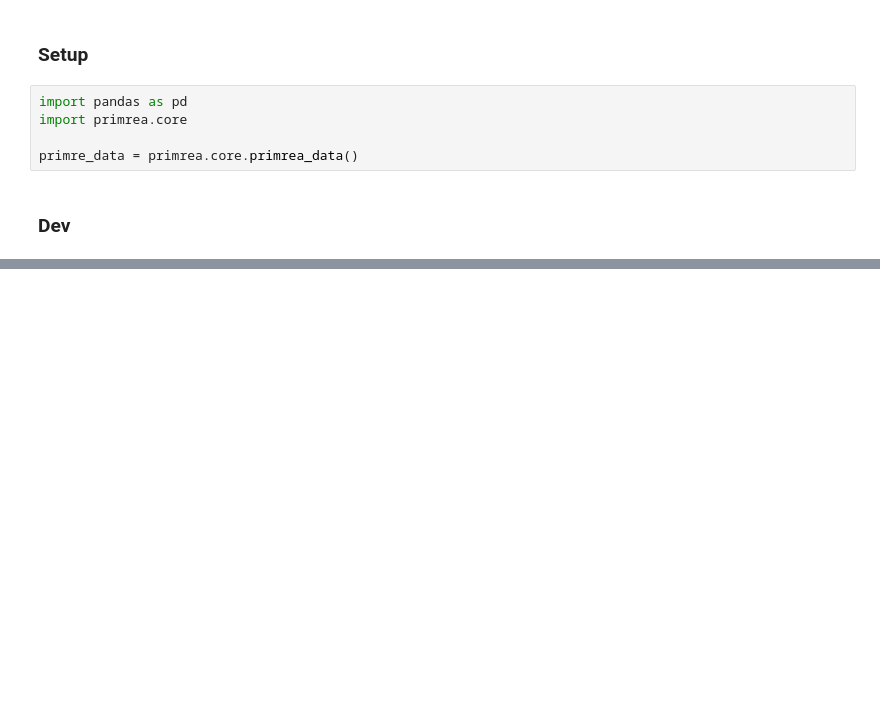
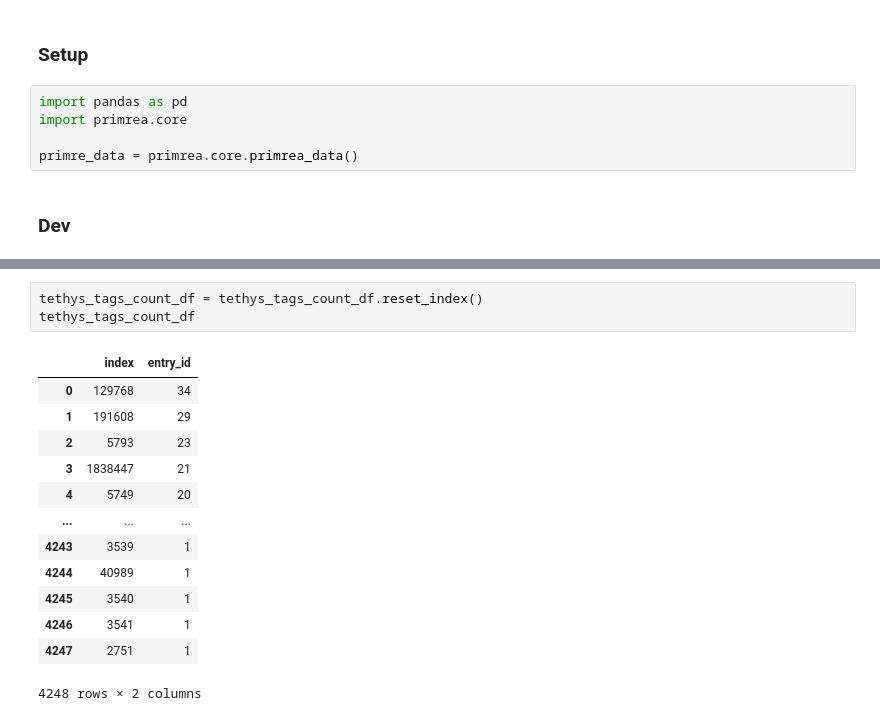
Before and after one commit to domdecanio/primrea, a Jupyter notebook: notebooks/reports/tethyss_qaqc_2.ipynb, the cells around one changed output, grey strips where cells are left out. Cells and saved outputs as stored; diff of their text form; blank space fills up the shorter version.

```diff
--- a/notebooks/reports/tethyss_qaqc_2.ipynb
+++ b/notebooks/reports/tethyss_qaqc_2.ipynb
@@ -29,0 +51,17 @@ primre_data.tethys_dataframe_raw
+# %%
+tethys_tags_count_df = tethys_tags_count_df.reset_index()
+tethys_tags_count_df
+# %% [output]
+|  | index | entry_id |
+| 0 | 129768 | 34 |
+| 1 | 191608 | 29 |
+| 2 | 5793 | 23 |
+| 3 | 1838447 | 21 |
+| 4 | 5749 | 20 |
+| ... | ... | ... |
+| 4243 | 3539 | 1 |
+| 4244 | 40989 | 1 |
+| 4245 | 3540 | 1 |
+| 4246 | 3541 | 1 |
+| 4247 | 2751 | 1 |
+4248 rows × 2 columns
```
Also changed, not shown: parts of 24 cells of this notebook, 1 other file.
